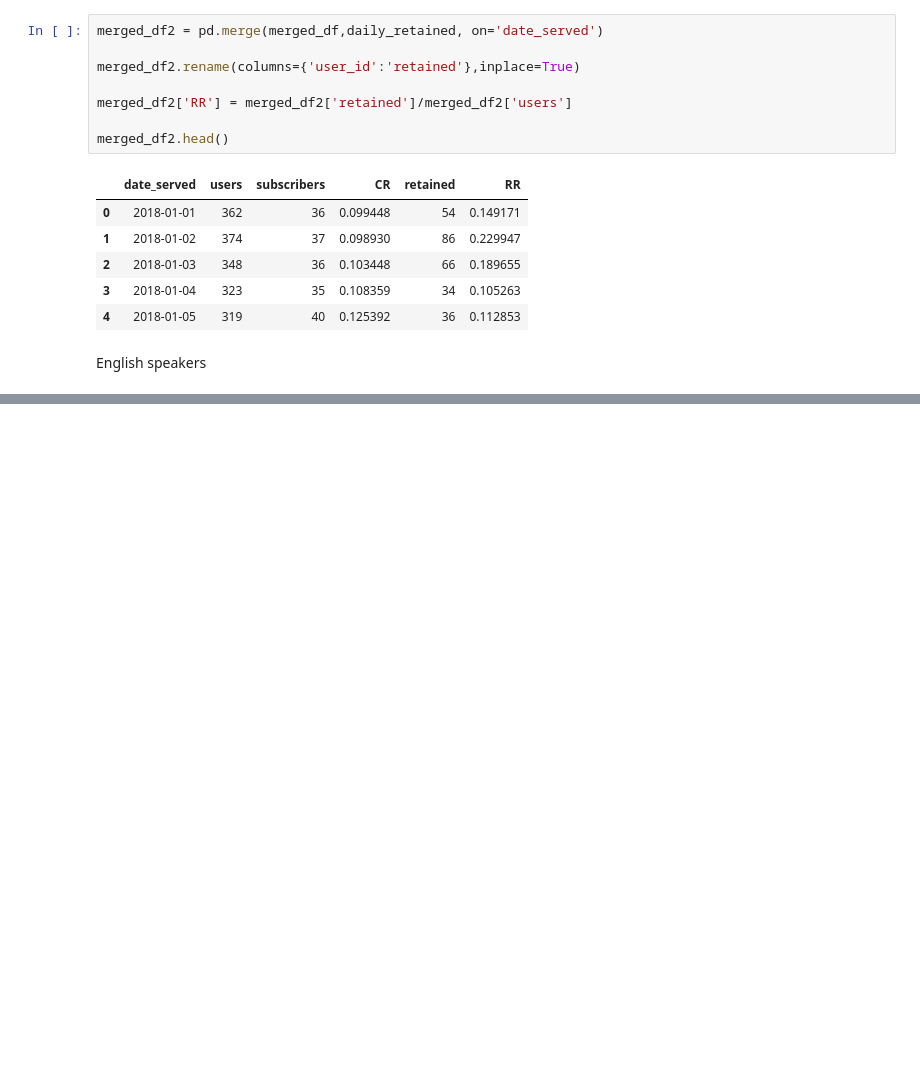
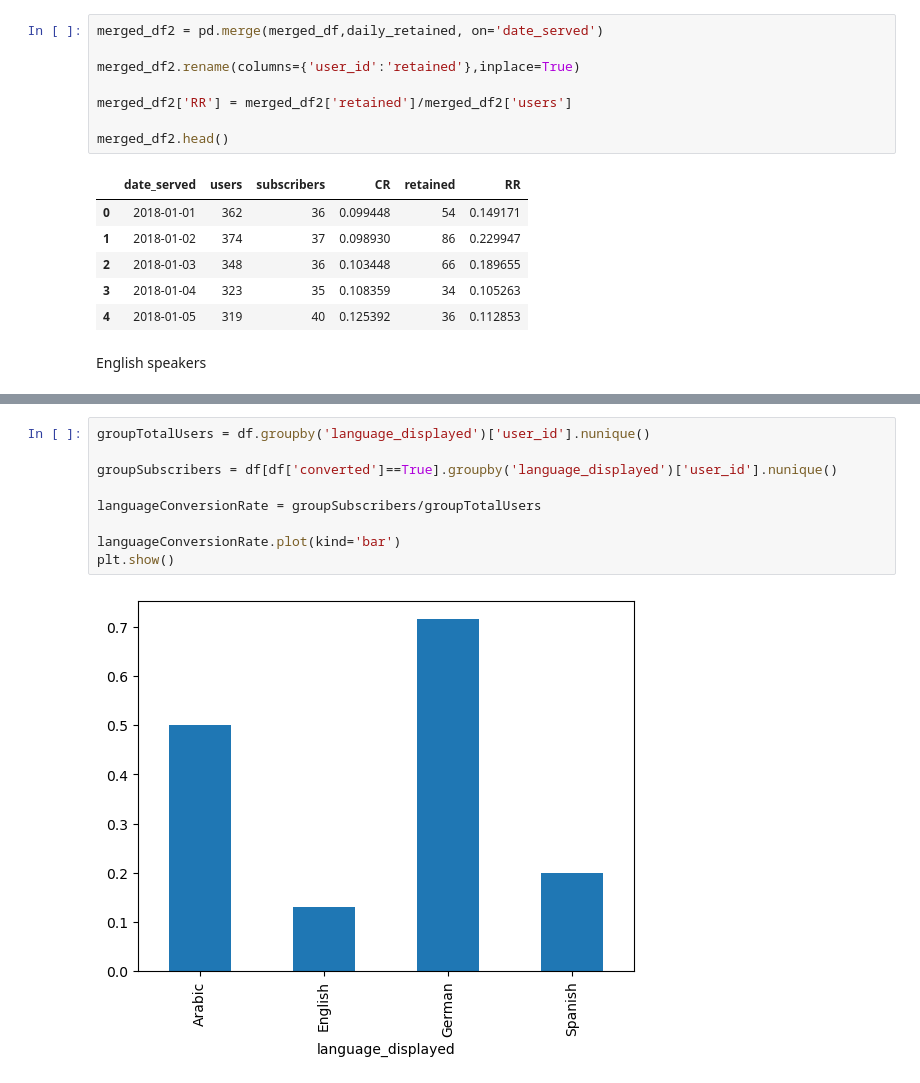
Before and after one commit to 0xrsfagundes/IBM, a Jupyter notebook: Datacamp/Datacamp - Analyzing Marketing Campaigns with pandas.ipynb, the cells around one changed output, grey strips where cells are left out. Drawn from its saved outputs; the diff is of its cells as text; blank space fills up the shorter version.

```diff
--- a/Datacamp/Datacamp - Analyzing Marketing Campaigns with pandas.ipynb
+++ b/Datacamp/Datacamp - Analyzing Marketing Campaigns with pandas.ipynb
@@ -235,0 +257,11 @@ merged_df3.head(10)
+# %%
+groupTotalUsers = df.groupby('language_displayed')['user_id'].nunique()
+
+groupSubscribers = df[df['converted']==True].groupby('language_displayed')['user_id'].nunique()
+
+languageConversionRate = groupSubscribers/groupTotalUsers
+
+languageConversionRate.plot(kind='bar')
+plt.show()
+# %% [output]
+[figure, added]
```
Also changed, not shown: parts of 20 cells of this notebook.
